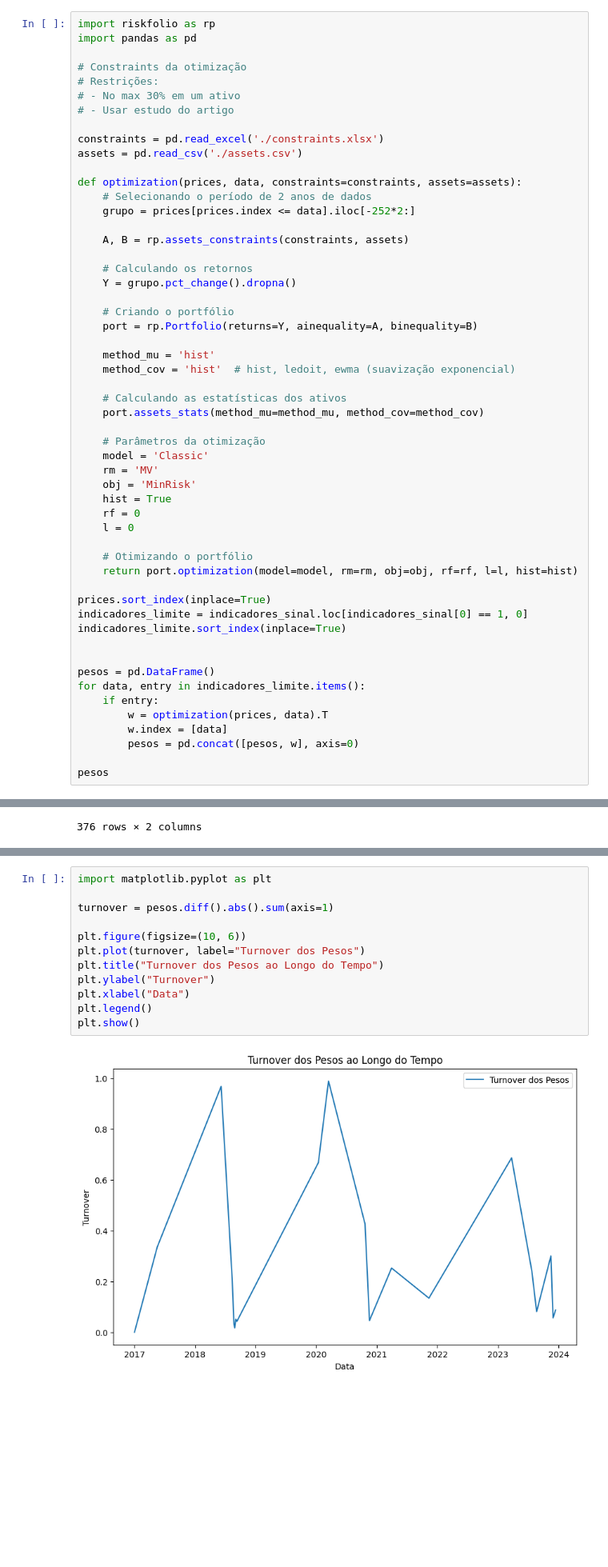
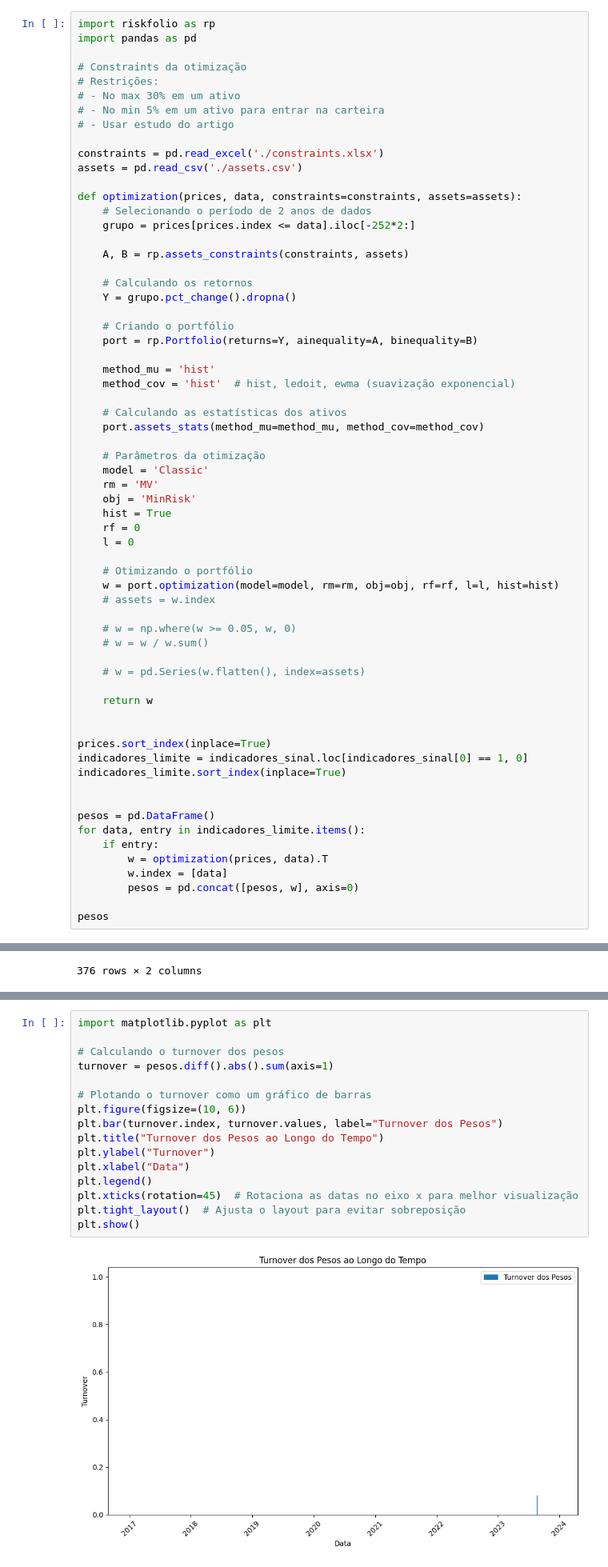
Before and after one commit to fea-dev-usp/quantamental-Dev_Wizards, a Jupyter notebook: backtesting/backtesting.ipynb, the cells around one changed output, grey strips where cells are left out. Shown: that part at 80% size. Drawn from its saved outputs; the diff is of its cells as text; blank space fills up the shorter version.

Commit message:
ajustes visualizações e tabela com dados

```diff
--- a/backtesting/backtesting.ipynb
+++ b/backtesting/backtesting.ipynb
@@ -162,6 +162,7 @@ import pandas as pd
 # Constraints da otimização
 # Restrições:
 # - No max 30% em um ativo
+# - No min 5% em um ativo para entrar na carteira
 # - Usar estudo do artigo
 
 constraints = pd.read_excel('./constraints.xlsx')
@@ -194,7 +195,16 @@ def optimization(prices, data, constraints=constraints, assets=assets):
     l = 0
 
     # Otimizando o portfólio
-    return port.optimization(model=model, rm=rm, obj=obj, rf=rf, l=l, hist=hist)
+    w = port.optimization(model=model, rm=rm, obj=obj, rf=rf, l=l, hist=hist)
+    # assets = w.index
+
+    # w = np.where(w >= 0.05, w, 0)
+    # w = w / w.sum()
+
+    # w = pd.Series(w.flatten(), index=assets)
+
+    return w
+
 
 prices.sort_index(inplace=True)
 indicadores_limite = indicadores_sinal.loc[indicadores_sinal[0] == 1, 0]
@@ -360,15 +522,19 @@ dir(results['Indicador'])
 # %%
 import matplotlib.pyplot as plt
 
+# Calculando o turnover dos pesos
 turnover = pesos.diff().abs().sum(axis=1)
 
+# Plotando o turnover como um gráfico de barras
 plt.figure(figsize=(10, 6))
-plt.plot(turnover, label="Turnover dos Pesos")
+plt.bar(turnover.index, turnover.values, label="Turnover dos Pesos")
 plt.title("Turnover dos Pesos ao Longo do Tempo")
 plt.ylabel("Turnover")
 plt.xlabel("Data")
 plt.legend()
+plt.xticks(rotation=45)  # Rotaciona as datas no eixo x para melhor visualização
+plt.tight_layout()  # Ajusta o layout para evitar sobreposição
 plt.show()
 # %% [output]
-[figure, old version]
+[figure, new version]
 # %%
```
Also changed, not shown: parts of 10 cells of this notebook, 3 other files.
